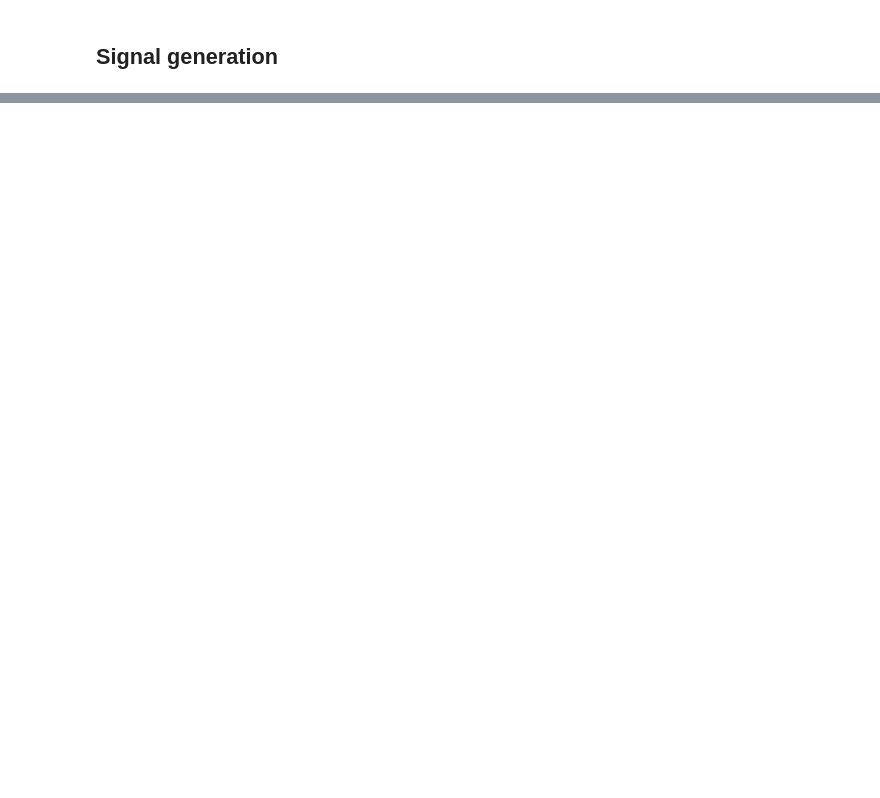
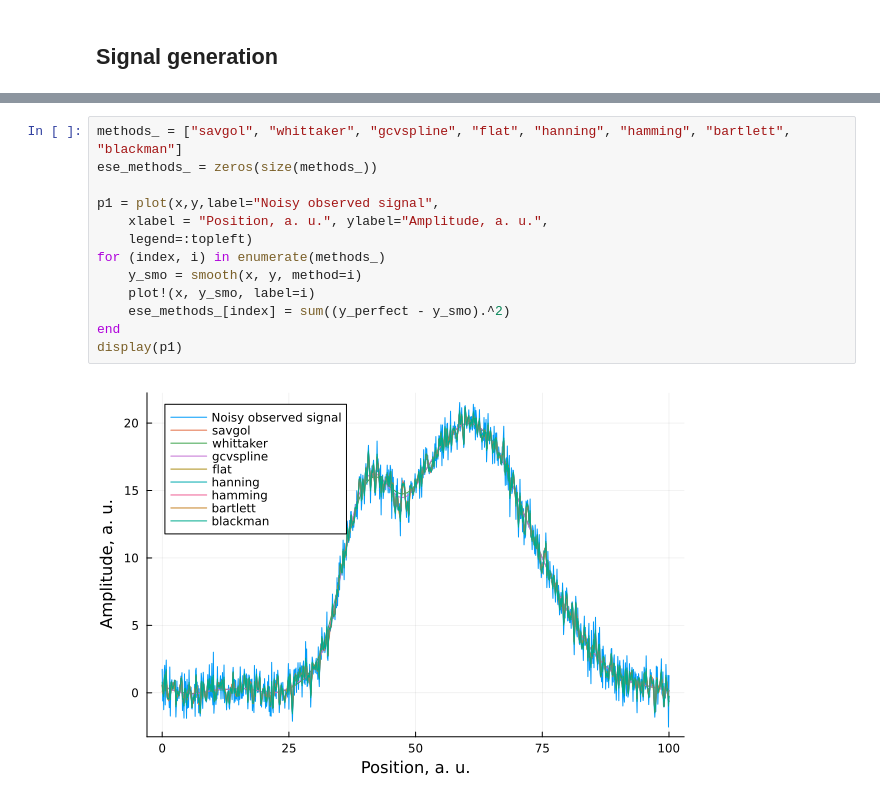
Before and after one commit to charlesll/Spectra.jl, a Jupyter notebook: examples/Smoothing_data.ipynb, the cells around one changed output, grey strips where cells are left out. Saved outputs shown, nothing was run; the diff lists cells and outputs as text; blank space fills up the shorter version.

```diff
--- a/examples/Smoothing_data.ipynb
+++ b/examples/Smoothing_data.ipynb
@@ -77,0 +32,15 @@ Summed errors between the noisy, Savitzky-Golay, GCVspline, Whittaker smoothed y
+# %%
+methods_ = ["savgol", "whittaker", "gcvspline", "flat", "hanning", "hamming", "bartlett", "blackman"]
+ese_methods_ = zeros(size(methods_))
+
+p1 = plot(x,y,label="Noisy observed signal",
+    xlabel = "Position, a. u.", ylabel="Amplitude, a. u.",
+    legend=:topleft)
+for (index, i) in enumerate(methods_)
+    y_smo = smooth(x, y, method=i)
+    plot!(x, y_smo, label=i)
+    ese_methods_[index] = sum((y_perfect - y_smo).^2)
+end
+display(p1)
+# %% [output]
+[figure, added]
```
Also changed, not shown: parts of 9 cells of this notebook, 38 other files.
